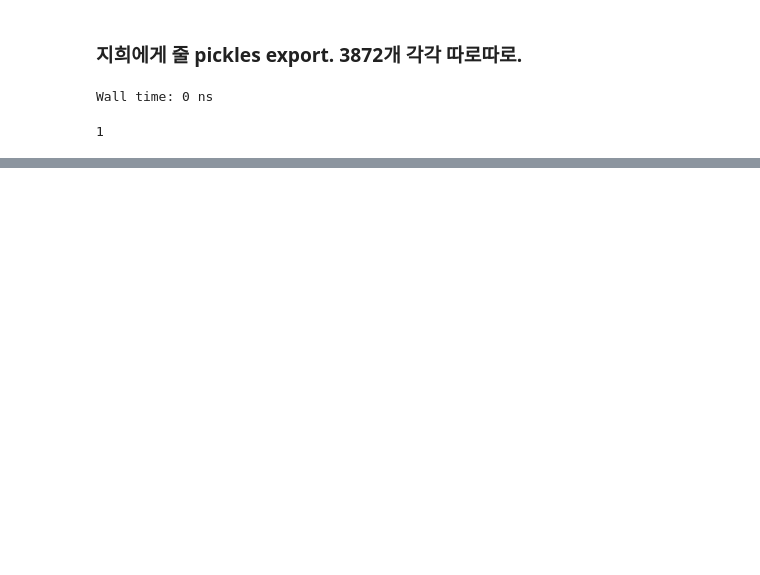
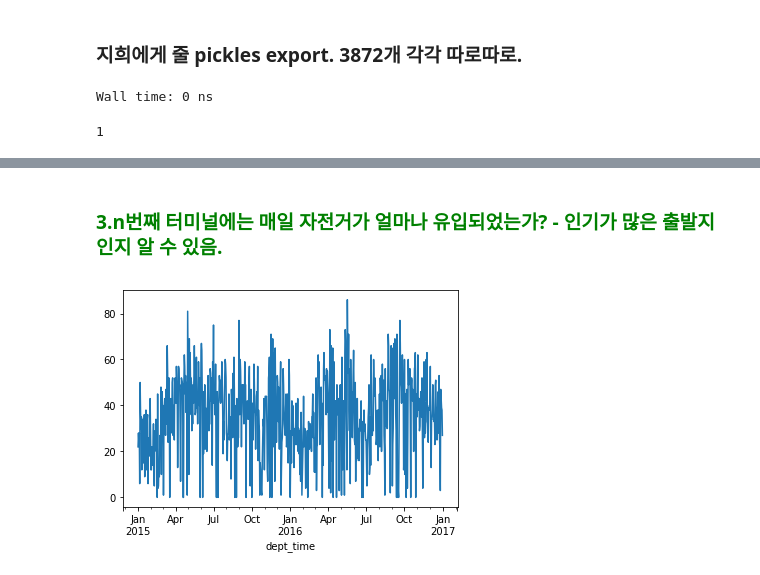
Before and after one commit to jaepil-choi/bikes, a Jupyter notebook: nubija_merge.ipynb, the cells around one changed output, grey strips where cells are left out. Drawn from its saved outputs; the diff is of its cells as text; code cells hidden in the pictures; blank space fills up the shorter version.

```diff
--- a/nubija_merge.ipynb
+++ b/nubija_merge.ipynb
@@ -651,0 +689,2 @@ bike_groups[0]
+# %% [markdown]
+<h3 style='color:green'>3.n번째 터미널에는 매일 자전거가 얼마나 유입되었는가? - 인기가 많은 출발지인지 알 수 있음. </h3>
@@ -652,3 +701,17 @@ bike_groups[0]
+# %%
+terminals = df.groupby("dept_terminal")
+# %%
+terminal_groups = [terminals.get_group(x) for x in terminals.groups]
+# %%
+test = terminal_groups[1].copy(deep=True)
+# %%
+test.index = test.dept_time
+# %%
+test2 = test.moved.resample('D').sum()
+test2.plot()
+plt.show()
+# %% [output]
+[figure, added]
 # %%
 test = df.head(10).copy(deep=True)
 # %%
```
Also changed, not shown: parts of 20 cells of this notebook.
